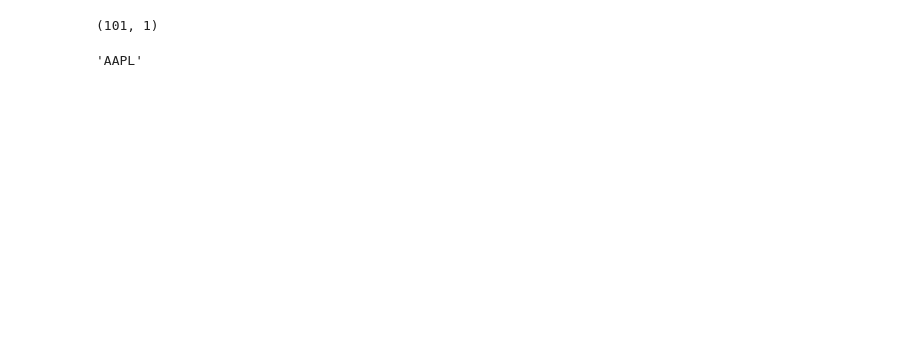
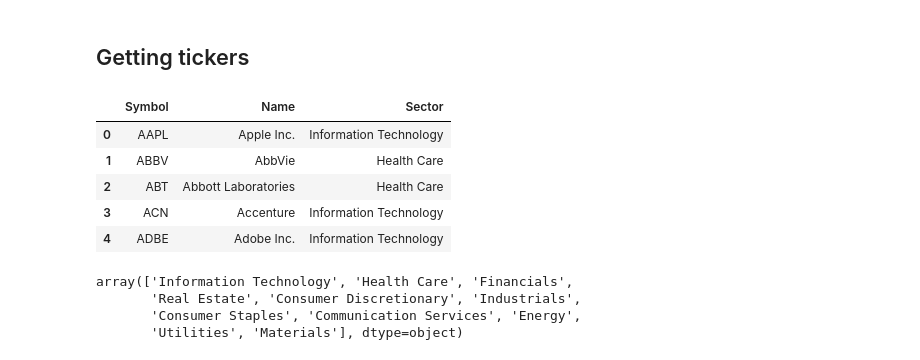
Before and after one commit to alodbrock19/GNN_paper, a Jupyter notebook: code/data_exploration.ipynb, the cells around one changed output. Saved outputs shown, nothing was run; the diff lists cells and outputs as text; code cells hidden in the pictures; blank space fills up the shorter version.

```diff
--- a/code/data_exploration.ipynb
+++ b/code/data_exploration.ipynb
@@ -21,8 +0,0 @@ tickers.head()
-# %%
-tickers.shape
-# %% [output]
-(101, 1)
-# %%
-tickers['0'][0]
-# %% [output]
-'AAPL'
@@ -28,0 +14,24 @@ tickers['0'][0]
+# %% [markdown]
+## Getting tickers
+# %%
+html = wp.page("S&P 100").html().encode("UTF-8")
+stocks = pd.read_html(html)[2].set_index("Symbol")
+stocks = stocks.drop("GOOG")
+stocks.loc["GOOGL", "Name"] = "Alphabet"
+stocks = stocks.rename(index={"BRK.B": "BRK-B"})
+stocks.reset_index(inplace=True)
+stocks.head()
+# %% [output]
+|  | Symbol | Name | Sector |
+| 0 | AAPL | Apple Inc. | Information Technology |
+| 1 | ABBV | AbbVie | Health Care |
+| 2 | ABT | Abbott Laboratories | Health Care |
+| 3 | ACN | Accenture | Information Technology |
+| 4 | ADBE | Adobe Inc. | Information Technology |
+# %%
+stocks['Sector'].unique()
+# %% [output]
+array(['Information Technology', 'Health Care', 'Financials',
+       'Real Estate', 'Consumer Discretionary', 'Industrials',
+       'Consumer Staples', 'Communication Services', 'Energy',
+       'Utilities', 'Materials'], dtype=object)
```
Also changed, not shown: parts of 17 cells of this notebook, 10 other files.
